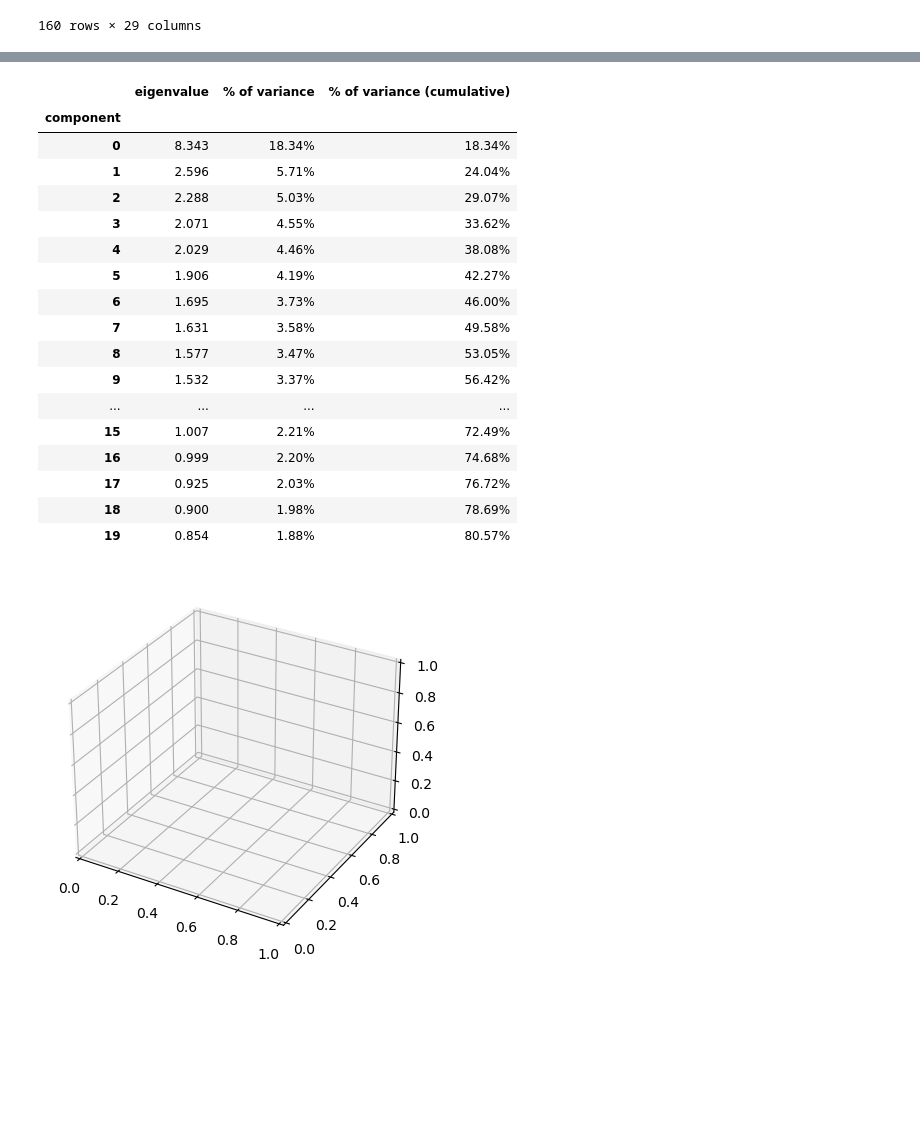
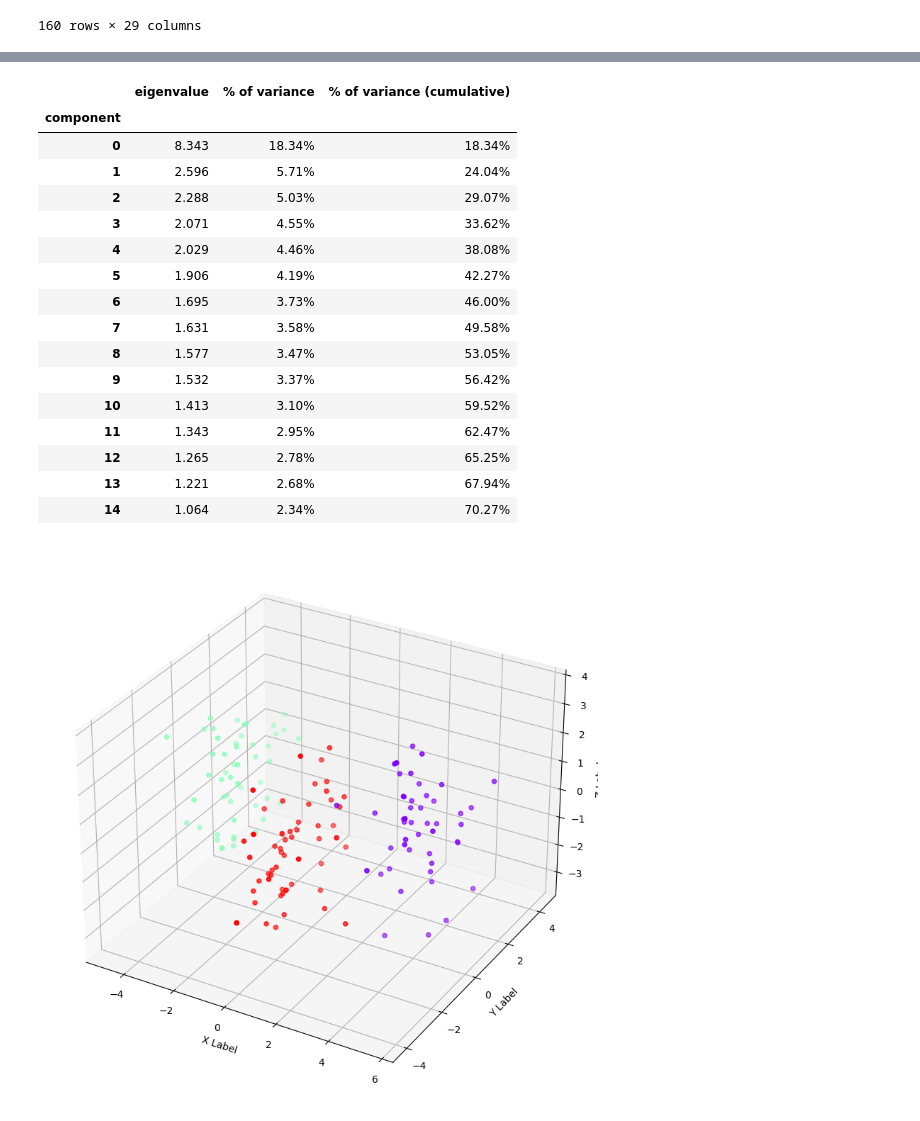
Before and after one commit to fede2500/E_healthProject, a Jupyter notebook: main/dataanalysis/quickcheck.ipynb, the cells around one changed output, grey strips where cells are left out. Saved outputs shown, nothing was run; the diff lists cells and outputs as text; code cells hidden in the pictures; blank space fills up the shorter version.

```diff
--- a/main/dataanalysis/quickcheck.ipynb
+++ b/main/dataanalysis/quickcheck.ipynb
@@ -86,7 +85,7 @@ completedata
 # %%
 #trying to do the famd???
 famd = FAMD(
-    n_components = 20,
+    n_components = 15,
     n_iter = 20,
     copy = True,
     check_input = True,
@@ -124,13 +123,11 @@ famd.eigenvalues_summary
 | 7 | 1.631 | 3.58% | 49.58% |
 | 8 | 1.577 | 3.47% | 53.05% |
 | 9 | 1.532 | 3.37% | 56.42% |
-| ... | ... | ... | ... |
-| 15 | 1.007 | 2.21% | 72.49% |
-| 16 | 0.999 | 2.20% | 74.68% |
-| 17 | 0.925 | 2.03% | 76.72% |
-| 18 | 0.900 | 1.98% | 78.69% |
-| 19 | 0.854 | 1.88% | 80.57% |
+| 10 | 1.413 | 3.10% | 59.52% |
+| 11 | 1.343 | 2.95% | 62.47% |
+| 12 | 1.265 | 2.78% | 65.25% |
+| 13 | 1.221 | 2.68% | 67.94% |
+| 14 | 1.064 | 2.34% | 70.27% |
 # %%
-# applying kmeans clustering to the famd data found
+# kmeans clustering on the famd data
 kmeans = KMeans(n_clusters = 3, random_state = 42).fit(famd.row_coordinates(completedata))
-completedata['cluster'] = kmeans.labels_
@@ -142,6 +134,11 @@ cluster2 = completedata.loc[completedata.cluster == 2]
 # %%
-# plotting the clusters found with the kmeans algorithm
-fig = plt.figure()
-ax = fig.add_subplot(111, projection='3d')
+# plotting the results of the clustering
+fig = plt.figure(figsize = (10, 10))
+ax = fig.add_subplot(111, projection = '3d')
+ax.scatter(famd.row_coordinates(completedata)[0], famd.row_coordinates(completedata)[1], famd.row_coordinates(completedata)[2], c = kmeans.labels_, cmap = 'rainbow')
+ax.set_xlabel('X Label')
+ax.set_ylabel('Y Label')
+ax.set_zlabel('Z Label')
+plt.show()
 # %% [output]
-[figure, old version]
+[figure, new version]
```
Also changed, not shown: parts of 7 cells of this notebook.
